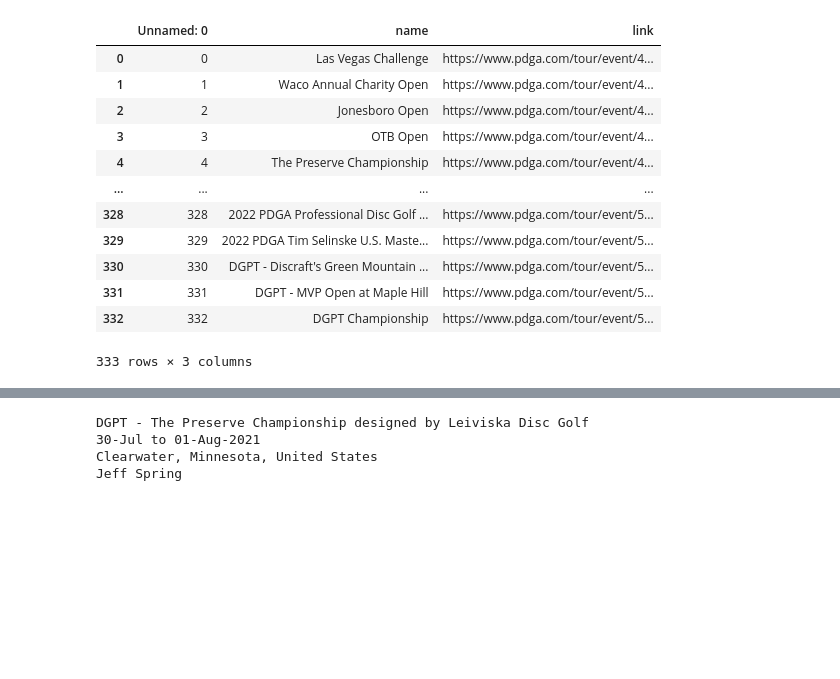
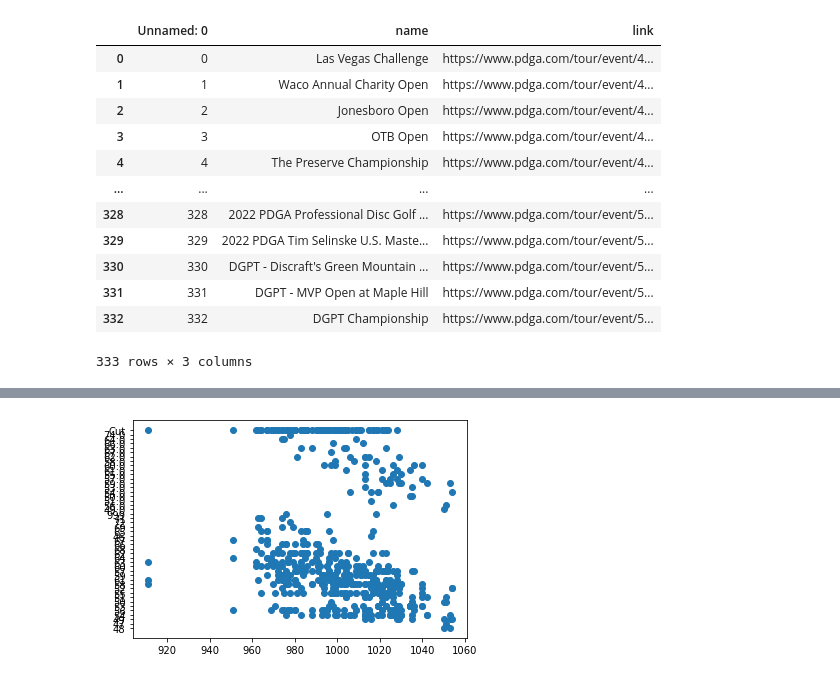
Before and after one commit to nicholastbolick/Disc-Golf-Stats, a Jupyter notebook: events.ipynb, the cells around one changed output, grey strips where cells are left out. Cells and saved outputs as stored; diff of their text form; code cells hidden in the pictures; blank space fills up the shorter version.

Commit message:
Updated Events

```diff
--- a/events.ipynb
+++ b/events.ipynb
@@ -80,6 +162,0 @@ def get_event_df(url):
-# %%
-#Pass each tournament url into get_event_df() and append the results to an empty DataFrame
-events_long = pd.DataFrame()
-for url in event_links[:1]:
-    events_long = events_long.append(get_event_df(url))
-print(events_long)
@@ -172,0 +163,6 @@ print(events)
+# %%
+# Pass each tournament url into get_event_df() and append the results to an empty DataFrame
+events= pd.DataFrame()
+for url in event_links[:1]:
+    events = events.append(get_event_df(url))
+events
@@ -175,16 +243,7 @@ r = requests.get('https://www.pdga.com/tour/event/48687')
 soup = BeautifulSoup(r.text, 'lxml')
 #print(soup.prettify())
 # %%
-name = soup.find('h1').text
-date = soup.find('li', 'tournament-date').text.split(':')[1].strip()
-location = soup.find('li', 'tournament-location').text.split(':')[1].strip()
-director = soup.find('li', 'tournament-director').text.split(':')[1].strip()
-print(name)
-print(date)
-print(location)
-print(director)
+plt.scatter(events['Player Rating'], events['Throws'])
+plt.show()
 # %% [output]
-DGPT - The Preserve Championship designed by Leiviska Disc Golf
-30-Jul to 01-Aug-2021
-Clearwater, Minnesota, United States
-Jeff Spring
+[figure, added]
```
Also changed, not shown: parts of 9 cells of this notebook.
